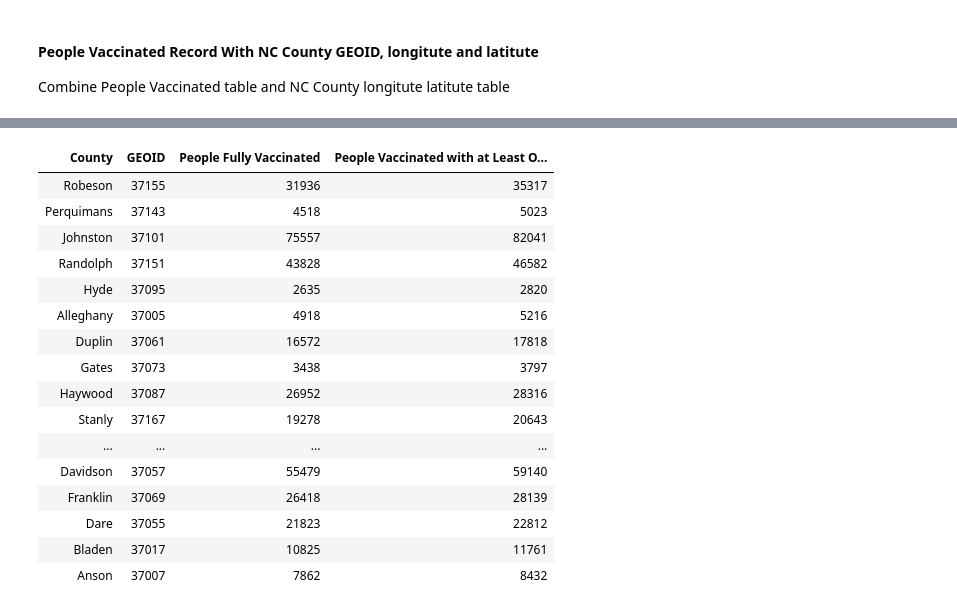
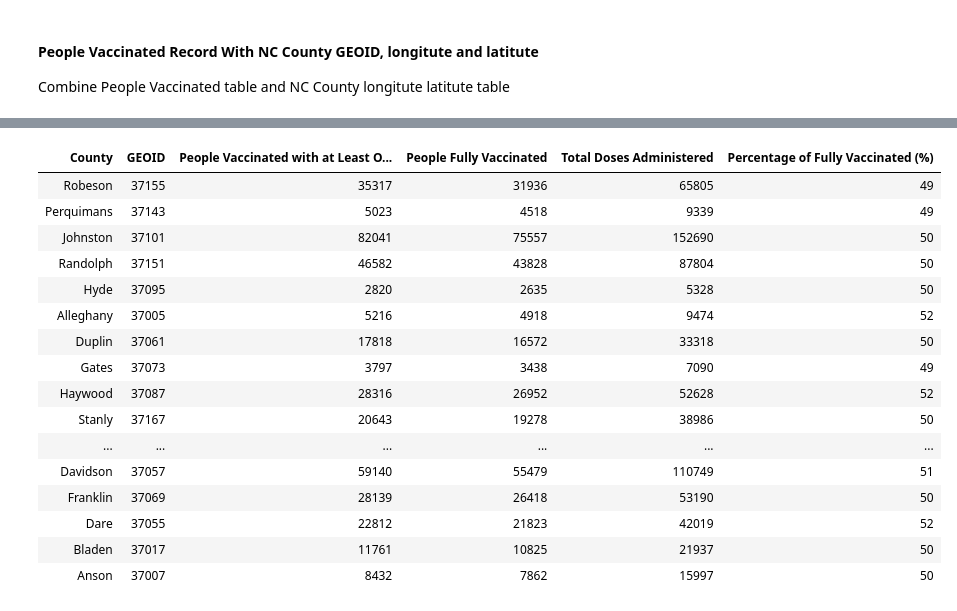
Before and after one commit to zmei1997/NCDHHS_NorthCarolina_COVID-19_Data_Analytics, a Jupyter notebook: NC_Vaccinated_History.ipynb, the cells around one changed output, grey strips where cells are left out. Saved outputs shown, nothing was run; the diff lists cells and outputs as text; code cells hidden in the pictures.

Commit message:
update visualization for percentage of people fully vaccinated

```diff
--- a/NC_Vaccinated_History.ipynb
+++ b/NC_Vaccinated_History.ipynb
@@ -236,27 +293,27 @@ import altair as alt
 # %% [output]
 [interactive output not drawn]
 # %%
-People_Vaccinated_Record_With_NC_County_Map_Data = People_Vaccinated_Record_With_NC_County_long_lat.select('County','GEOID','`People Fully Vaccinated`','`People Vaccinated with at Least One Dose`')
+People_Vaccinated_Record_With_NC_County_Map_Data = People_Vaccinated_Record_With_NC_County_long_lat.select('County','GEOID','`People Vaccinated with at Least One Dose`', '`People Fully Vaccinated`', 'Total Doses Administered', 'Percentage of Fully Vaccinated (%)')
 People_Vaccinated_Record_With_NC_County_Map_Data.display()
 People_Vaccinated_Record_With_NC_County_Map_Data = People_Vaccinated_Record_With_NC_County_Map_Data.toPandas()
 # %% [output]
-| County | GEOID | People Fully Vaccinated | People Vaccinated with at Least O... |
-| Robeson | 37155 | 31936 | 35317 |
-| Perquimans | 37143 | 4518 | 5023 |
-| Johnston | 37101 | 75557 | 82041 |
-| Randolph | 37151 | 43828 | 46582 |
-| Hyde | 37095 | 2635 | 2820 |
-| Alleghany | 37005 | 4918 | 5216 |
-| Duplin | 37061 | 16572 | 17818 |
-| Gates | 37073 | 3438 | 3797 |
-| Haywood | 37087 | 26952 | 28316 |
-| Stanly | 37167 | 19278 | 20643 |
-| ... | ... | ... | ... |
-| Davidson | 37057 | 55479 | 59140 |
-| Franklin | 37069 | 26418 | 28139 |
-| Dare | 37055 | 21823 | 22812 |
-| Bladen | 37017 | 10825 | 11761 |
-| Anson | 37007 | 7862 | 8432 |
+| County | GEOID | People Vaccinated with at Least O... | People Fully Vaccinated | Total Doses Administered | Percentage of Fully Vaccinated (%) |
+| Robeson | 37155 | 35317 | 31936 | 65805 | 49 |
+| Perquimans | 37143 | 5023 | 4518 | 9339 | 49 |
+| Johnston | 37101 | 82041 | 75557 | 152690 | 50 |
+| Randolph | 37151 | 46582 | 43828 | 87804 | 50 |
+| Hyde | 37095 | 2820 | 2635 | 5328 | 50 |
+| Alleghany | 37005 | 5216 | 4918 | 9474 | 52 |
+| Duplin | 37061 | 17818 | 16572 | 33318 | 50 |
+| Gates | 37073 | 3797 | 3438 | 7090 | 49 |
+| Haywood | 37087 | 28316 | 26952 | 52628 | 52 |
+| Stanly | 37167 | 20643 | 19278 | 38986 | 50 |
+| ... | ... | ... | ... | ... | ... |
+| Davidson | 37057 | 59140 | 55479 | 110749 | 51 |
+| Franklin | 37069 | 28139 | 26418 | 53190 | 50 |
+| Dare | 37055 | 22812 | 21823 | 42019 | 52 |
+| Bladen | 37017 | 11761 | 10825 | 21937 | 50 |
+| Anson | 37007 | 8432 | 7862 | 15997 | 50 |
 # %%
 topo_usa = 'https://vega.github.io/vega-datasets/data/us-10m.json'
 topo_nc = 'https://raw.githubusercontent.com/deldersveld/topojson/master/countries/us-states/NC-37-north-carolina-counties.json'
```
Also changed, not shown: parts of 11 cells of this notebook, 3 other files.
